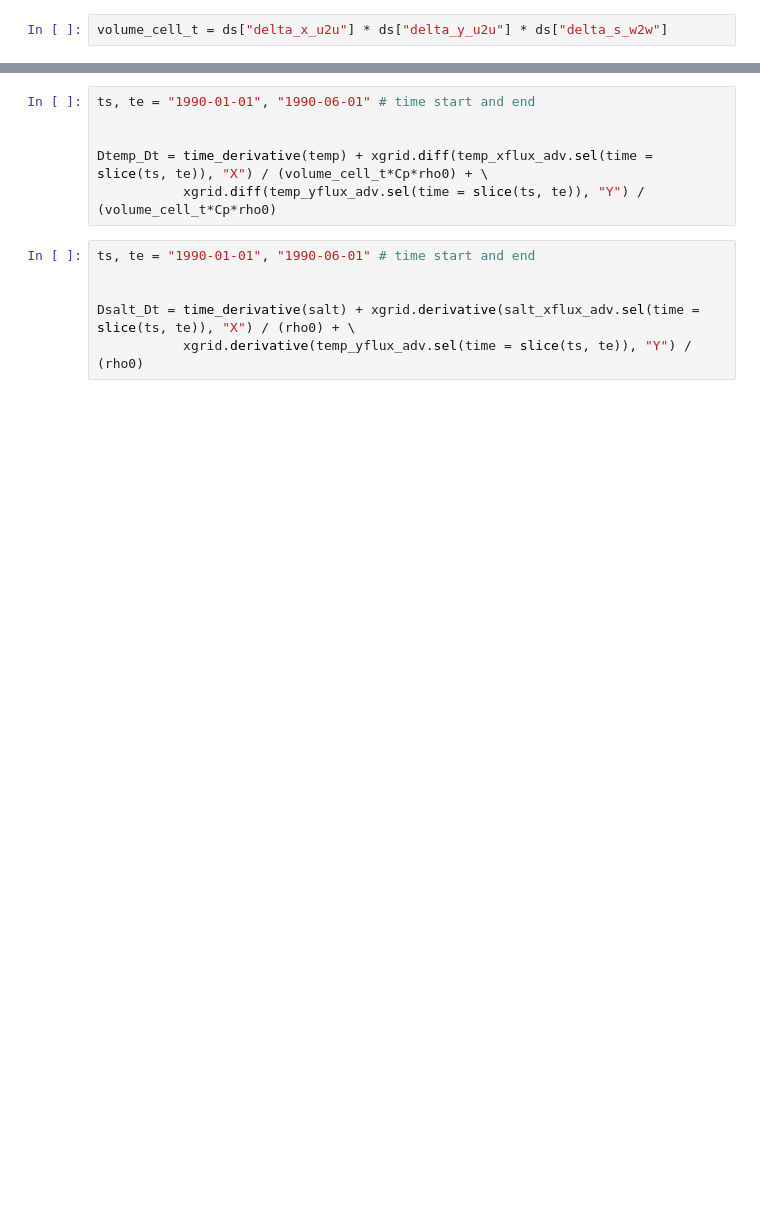
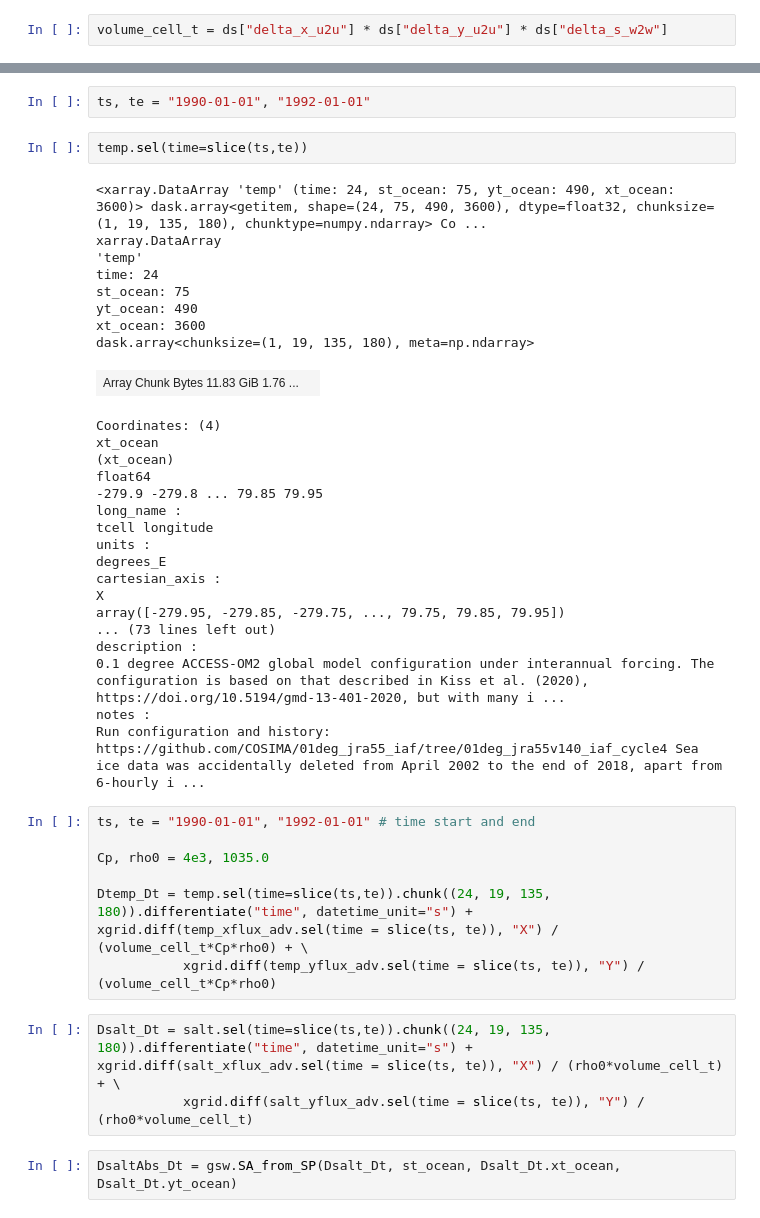
Before and after one commit to adityarn/CDW_mixing_ACCESS, a Jupyter notebook: compute_WMT.ipynb, the cells around one changed output, grey strips where cells are left out. Cells and saved outputs as stored; diff of their text form; blank space fills up the shorter version.

```diff
--- a/compute_WMT.ipynb
+++ b/compute_WMT.ipynb
@@ -216,12 +200,43 @@ volume_cell_t = ds["delta_x_u2u"] * ds["delta_y_u2u"] * ds["delta_s_w2w"]
+# %%
+ts, te = "1990-01-01", "1992-01-01"
+# %%
+temp.sel(time=slice(ts,te))
+# %% [output]
+<xarray.DataArray 'temp' (time: 24, st_ocean: 75, yt_ocean: 490, xt_ocean: 3600)> dask.array<getitem, shape=(24, 75, 490, 3600), dtype=float32, chunksize=(1, 19, 135, 180), chunktype=numpy.ndarray> Co ...
+xarray.DataArray
+'temp'
+time: 24
+st_ocean: 75
+yt_ocean: 490
+xt_ocean: 3600
+dask.array<chunksize=(1, 19, 135, 180), meta=np.ndarray>
+| Array Chunk Bytes 11.83 GiB 1.76 ... |  |
+Coordinates: (4)
+xt_ocean
+(xt_ocean)
+float64
+-279.9 -279.8 ... 79.85 79.95
+long_name :
+tcell longitude
+units :
+degrees_E
+cartesian_axis :
+X
+array([-279.95, -279.85, -279.75, ..., 79.75, 79.85, 79.95])
+... (73 lines left out)
+description :
+0.1 degree ACCESS-OM2 global model configuration under interannual forcing. The configuration is based on that described in Kiss et al. (2020), https://doi.org/10.5194/gmd-13-401-2020, but with many i ...
+notes :
+Run configuration and history: https://github.com/COSIMA/01deg_jra55_iaf/tree/01deg_jra55v140_iaf_cycle4 Sea ice data was accidentally deleted from April 2002 to the end of 2018, apart from 6-hourly i ...
 # %%
-ts, te = "1990-01-01", "1990-06-01" # time start and end
+ts, te = "1990-01-01", "1992-01-01" # time start and end
 
+Cp, rho0 = 4e3, 1035.0
 
-Dtemp_Dt = time_derivative(temp) + xgrid.diff(temp_xflux_adv.sel(time = slice(ts, te)), "X") / (volume_cell_t*Cp*rho0) + \
+Dtemp_Dt = temp.sel(time=slice(ts,te)).chunk((24, 19, 135, 180)).differentiate("time", datetime_unit="s") + xgrid.diff(temp_xflux_adv.sel(time = slice(ts, te)), "X") / (volume_cell_t*Cp*rho0) + \
            xgrid.diff(temp_yflux_adv.sel(time = slice(ts, te)), "Y") / (volume_cell_t*Cp*rho0)
 # %%
-ts, te = "1990-01-01", "1990-06-01" # time start and end
-
-
-Dsalt_Dt = time_derivative(salt) + xgrid.derivative(salt_xflux_adv.sel(time = slice(ts, te)), "X") / (rho0) + \
-           xgrid.derivative(temp_yflux_adv.sel(time = slice(ts, te)), "Y") / (rho0)
+Dsalt_Dt = salt.sel(time=slice(ts,te)).chunk((24, 19, 135, 180)).differentiate("time", datetime_unit="s") + xgrid.diff(salt_xflux_adv.sel(time = slice(ts, te)), "X") / (rho0*volume_cell_t) + \
+           xgrid.diff(salt_yflux_adv.sel(time = slice(ts, te)), "Y") / (rho0*volume_cell_t)
+# %%
+DsaltAbs_Dt = gsw.SA_from_SP(Dsalt_Dt, st_ocean, Dsalt_Dt.xt_ocean, Dsalt_Dt.yt_ocean)
```
Also changed, not shown: parts of 38 cells of this notebook, 2 other files.
